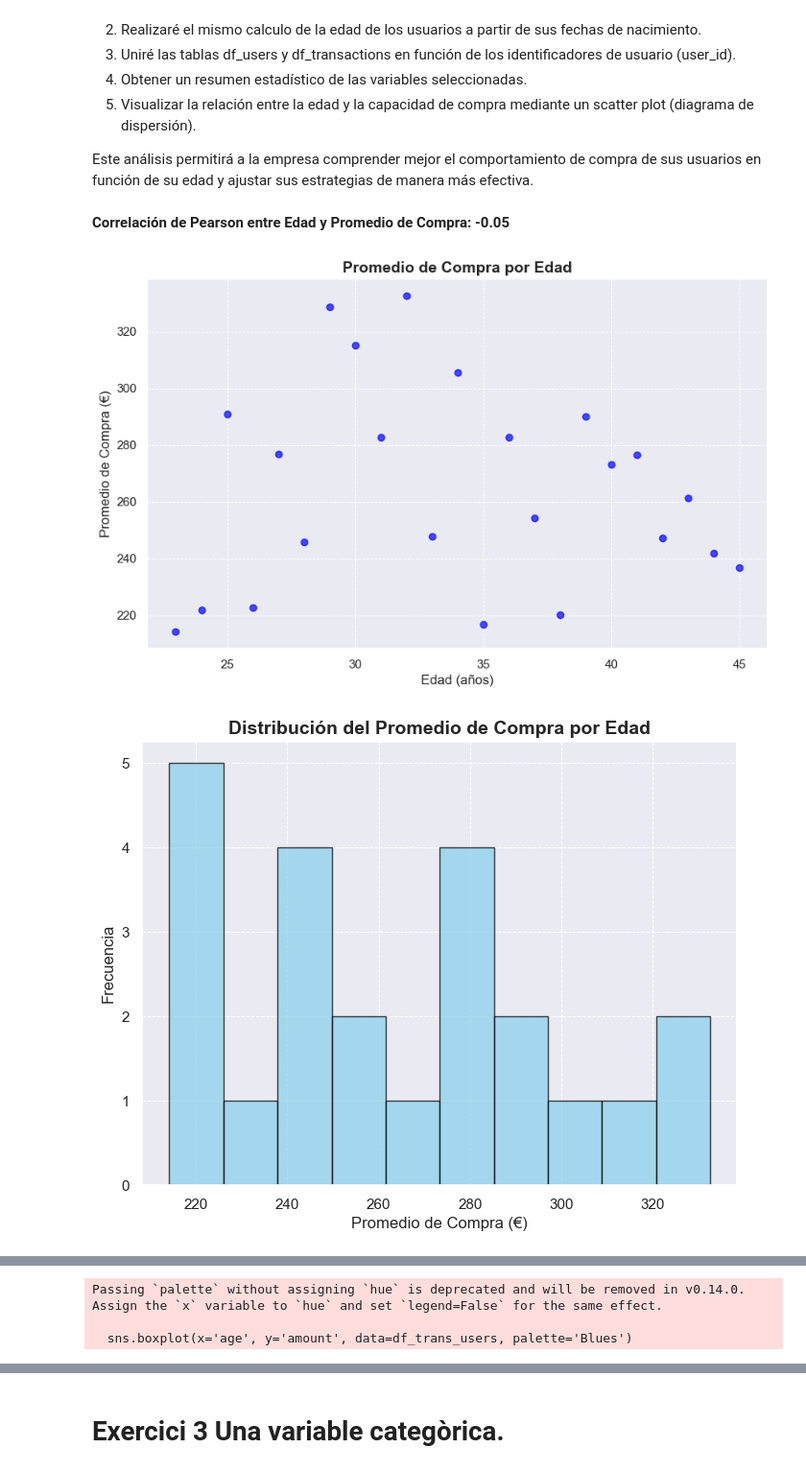
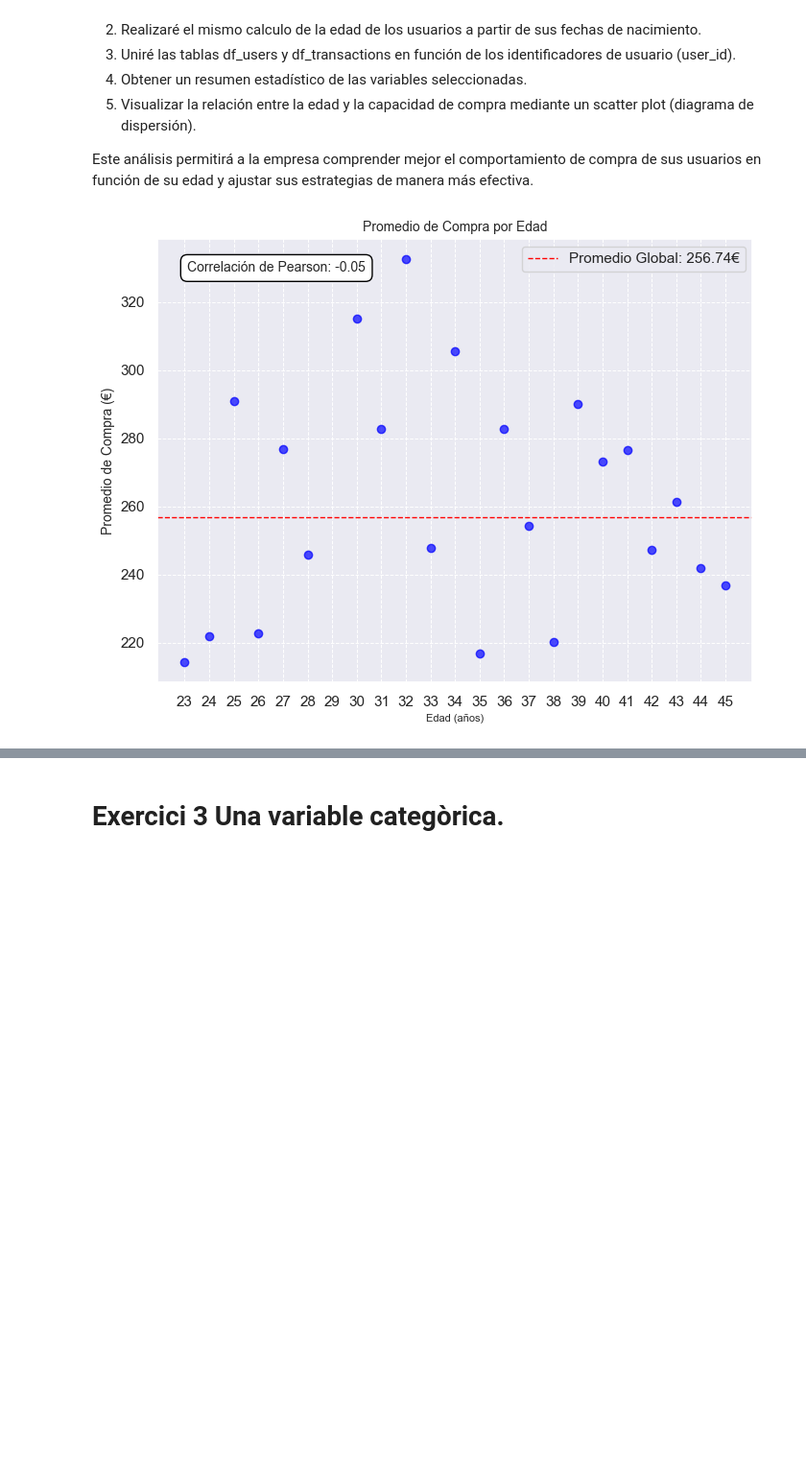
Before and after one commit to mcariqueo/Data_analytics_2024, a Jupyter notebook: Sprint_8_Python/sprint.ipynb, the cells around one changed output, grey strips where cells are left out. Shown at 96% size. Saved outputs shown, nothing was run; the diff lists cells and outputs as text; code cells hidden in the pictures; blank space fills up the shorter version.

```diff
--- a/Sprint_8_Python/sprint.ipynb
+++ b/Sprint_8_Python/sprint.ipynb
@@ -155,69 +155,40 @@ df_transactions['amount'] = df_transactions['amount'].astype(float)
 # %%
 # Fusionar los DataFrames df_transactions y df_users en df_trans_users
 df_trans_users = df_transactions.merge(df_users, left_on='user_id', right_on='id')
 
 # Agrupar por edad y calcular el promedio de la cantidad
 grouped_by_age = df_trans_users.groupby('age')['amount'].mean().reset_index()
 
+# Calcular el promedio global de amount
+global_average = df_trans_users['amount'].mean()
+
 # Calcular correlación de Pearson entre edad y promedio de compra
 correlation = grouped_by_age['age'].corr(grouped_by_age['amount'])
 
-# Mostrar la correlación de Pearson
-display(Markdown(f"**Correlación de Pearson entre Edad y Promedio de Compra: {correlation:.2f}**"))
-
 # Crear el gráfico de dispersión
-plt.figure(figsize=(10, 6))
+plt.figure(figsize=(8, 6))
 plt.scatter(grouped_by_age['age'], grouped_by_age['amount'], marker='o', color='blue', alpha=0.7)
 
+# Añadir la línea del promedio global
+plt.axhline(y=global_average, color='red', linestyle='--', linewidth=1, label=f'Promedio Global: {global_average:.2f}€')
+
 # Configurar título y etiquetas de ejes
-plt.title('Promedio de Compra por Edad', fontsize=14, fontweight='bold')
-plt.xlabel('Edad (años)', fontsize=12)
-plt.ylabel('Promedio de Compra (€)', fontsize=12)
+plt.title('Promedio de Compra por Edad', fontsize=10)
+plt.xlabel('Edad (años)', fontsize=8)
+plt.ylabel('Promedio de Compra (€)', fontsize=10)
+
+# Ajustar los ticks del eje X para incluir todas las edades
+plt.xticks(grouped_by_age['age'])
+
+# Agregar la correlación de Pearson dentro del gráfico
+plt.text(0.05, 0.95, f'Correlación de Pearson: {correlation:.2f}', transform=plt.gca().transAxes,
+         fontsize=10, verticalalignment='top', bbox=dict(boxstyle='round,pad=0.5', edgecolor='black', facecolor='white'))
+
+# Añadir leyenda
+plt.legend()
 
 # Mostrar el gráfico
 plt.grid(True, linestyle='--', linewidth=0.7)
 plt.show()
-
-# Crear histograma
-plt.figure(figsize=(8, 6))
-plt.hist(grouped_by_age['amount'], bins=10, color='skyblue', edgecolor='black', alpha=0.7)
-
-# Configurar título y etiquetas de ejes
-plt.title('Distribución del Promedio de Compra por Edad', fontsize=14, fontweight='bold')
-plt.xlabel('Promedio de Compra (€)', fontsize=12)
-plt.ylabel('Frecuencia', fontsize=12)
-
-# Mostrar el gráfico
-plt.grid(True, linestyle='--', linewidth=0.7)
-plt.show()
-
-# Crear gráfico de barras
-plt.figure(figsize=(10, 6))
-plt.bar(grouped_by_age['age'], grouped_by_age['amount'], color='skyblue')
-
-# Configurar título y etiquetas de ejes
-plt.title('Promedio de Compra por Edad', fontsize=14, fontweight='bold')
-plt.xlabel('Edad (años)', fontsize=12)
-plt.ylabel('Promedio de Compra (€)', fontsize=12)
-
-# Mostrar el gráfico
-plt.grid(True, linestyle='--', linewidth=0.7)
-plt.xticks(grouped_by_age['age'])  # Asegura que todas las edades estén etiquetadas
-plt.show()
-
-# Crear boxplot
-plt.figure(figsize=(8, 6))
-sns.boxplot(x='age', y='amount', data=df_trans_users, palette='Blues')
-
-# Configurar título y etiquetas de ejes
-plt.title('Distribución de Promedio de Compra por Edad', fontsize=14, fontweight='bold')
-plt.xlabel('Edad (años)', fontsize=12)
-plt.ylabel('Promedio de Compra (€)', fontsize=12)
-
-# Mostrar el gráfico
-plt.grid(True, linestyle='--', linewidth=0.7)
-plt.show()
 # %% [output]
-**Correlación de Pearson entre Edad y Promedio de Compra: -0.05**
-[figure, old version]
+[figure, new version]
-[figure, removed]
@@ -225,3 +194,0 @@ plt.show()
-Passing `palette` without assigning `hue` is deprecated and will be removed in v0.14.0. Assign the `x` variable to `hue` and set `legend=False` for the same effect.
-
-  sns.boxplot(x='age', y='amount', data=df_trans_users, palette='Blues')
```
Also changed, not shown: parts of 2 cells of this notebook.
